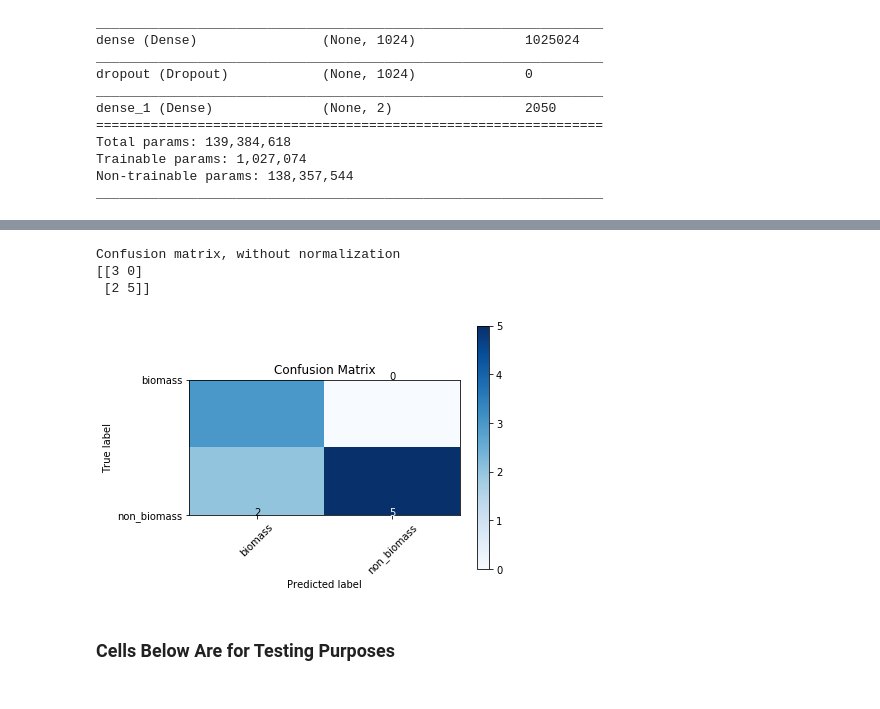
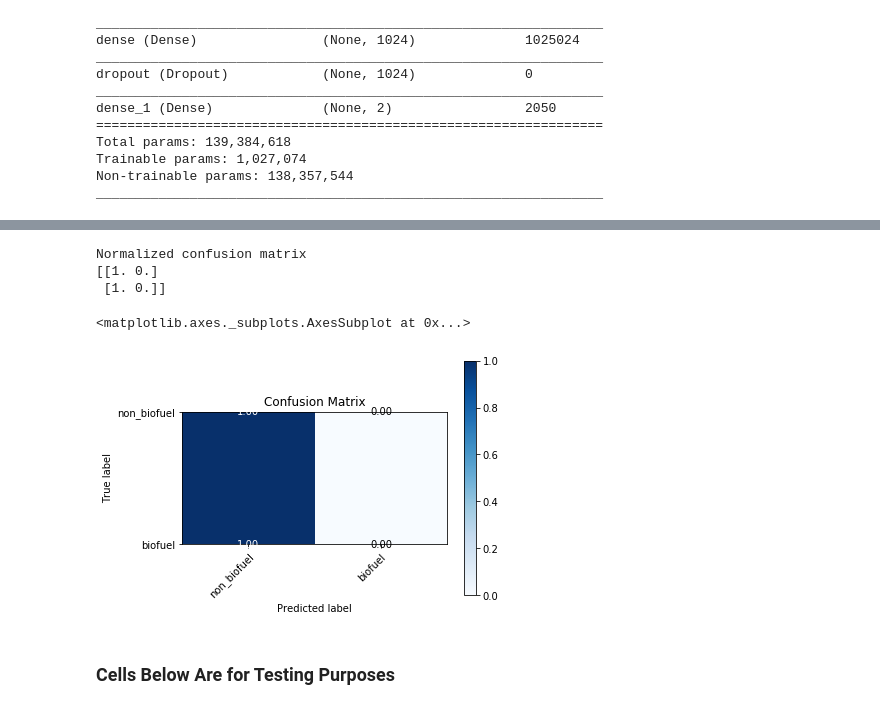
Before and after one commit to GitPaulo/Image-Classification-of-Biofuels, a Jupyter notebook: VGG16.ipynb, the cells around one changed output, grey strips where cells are left out. Saved outputs shown, nothing was run; the diff lists cells and outputs as text; code cells hidden in the pictures.

```diff
--- a/VGG16.ipynb
+++ b/VGG16.ipynb
@@ -181,52 +204,69 @@ array([1., 1., 1., 1., 1., 0., 1., 0., 1., 0.], dtype=float32)
 # %%
 
 
 #predictions = model.predict_generator(test_set, steps=1, verbose=1)
 
 
 
-#predictions = model.predict_generator(test_set, steps=1, verbose=1)
 
-
-
-
-def plot_confusion_matrix(cm, classes,
+def plot_confusion_matrix(y_true, y_pred, classes,
                           normalize=False,
-                          title='Confusion matrix',
+                          title=None,
                           cmap=plt.cm.Blues):
     """
     This function prints and plots the confusion matrix.
     Normalization can be applied by setting `normalize=True`.
     """
-    plt.imshow(cm, interpolation='nearest', cmap=cmap)
-    plt.title(title)
-    plt.colorbar()
-    tick_marks = np.arange(len(classes))
-    plt.xticks(tick_marks, classes, rotation=45)
-    plt.yticks(tick_marks, classes)
+    if not title:
+        if normalize:
+            title = 'Normalized confusion matrix'
+        else:
+            title = 'Confusion matrix, without normalization'
 
+    # Compute confusion matrix
+    cm = confusion_matrix(y_true, y_pred)
+    # Only use the labels that appear in the data
+    classes = ["non_biofuel","biofuel"]
     if normalize:
         cm = cm.astype('float') / cm.sum(axis=1)[:, np.newaxis]
         print("Normalized confusion matrix")
     else:
         print('Confusion matrix, without normalization')
 
     print(cm)
 
+    fig, ax = plt.subplots()
+    im = ax.imshow(cm, interpolation='nearest', cmap=cmap)
+    ax.figure.colorbar(im, ax=ax)
+    # We want to show all ticks...
+    ax.set(xticks=np.arange(cm.shape[1]),
+           yticks=np.arange(cm.shape[0]),
+           # ... and label them with the respective list entries
+           xticklabels=classes, yticklabels=classes,
+           title=title,
+           ylabel='True label',
+           xlabel='Predicted label')
+
+    # Rotate the tick labels and set their alignment.
+    plt.setp(ax.get_xticklabels(), rotation=45, ha="right",
+             rotation_mode="anchor")
+
+    # Loop over data dimensions and create text annotations.
+    fmt = '.2f' if normalize else 'd'
     thresh = cm.max() / 2.
-    for i, j in itertools.product(range(cm.shape[0]), range(cm.shape[1])):
-        plt.text(j, i, cm[i, j],
-                 horizontalalignment="center",
-                 color="white" if cm[i, j] > thresh else "black")
+    for i in range(cm.shape[0]):
+        for j in range(cm.shape[1]):
+            ax.text(j, i, format(cm[i, j], fmt),
+                    horizontalalignment="center", verticalalignment="center",
+                    color="white" if cm[i, j] > thresh else "black")
+    fig.tight_layout()
+    return ax
 
-    plt.tight_layout()
-    plt.ylabel('True label')
-    plt.xlabel('Predicted label')
-
-cm = confusion_matrix(test_labels[:,0], predictions)
-plot_confusion_matrix(cm, ['biomass', 'non_biomass'], title='Confusion Matrix')
+#cm = confusion_matrix()
+plot_confusion_matrix(cut_labels, cut_predictions, ['biomass', 'non_biomass'], title='Confusion Matrix', normalize=True)
 # %% [output]
-Confusion matrix, without normalization
-[[3 0]
- [2 5]]
+Normalized confusion matrix
+[[1. 0.]
+ [1. 0.]]
+<matplotlib.axes._subplots.AxesSubplot at 0x...>
-[figure, old version]
+[figure, new version]
```
Also changed, not shown: parts of 10 cells of this notebook.
